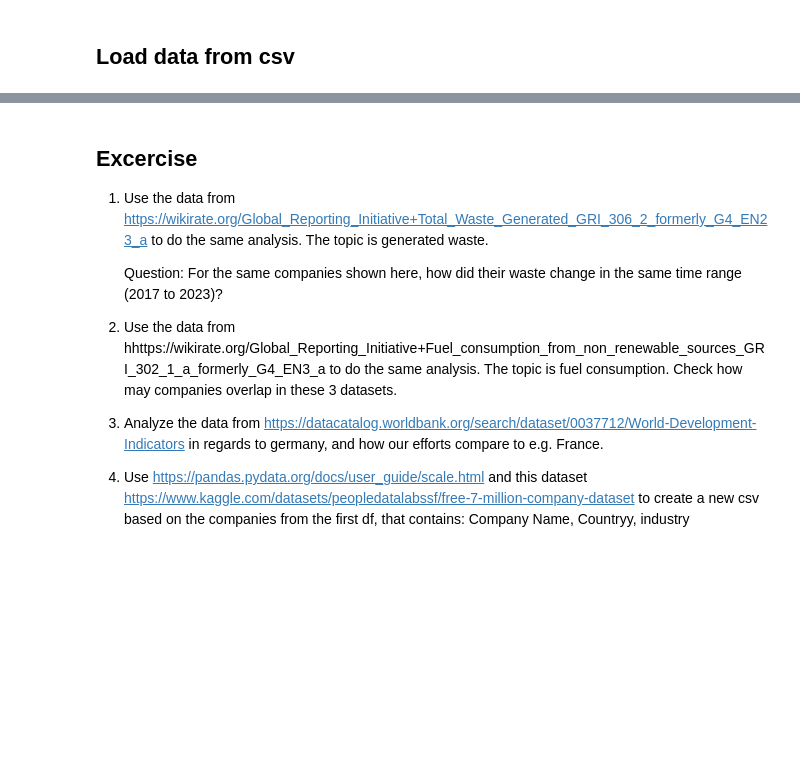
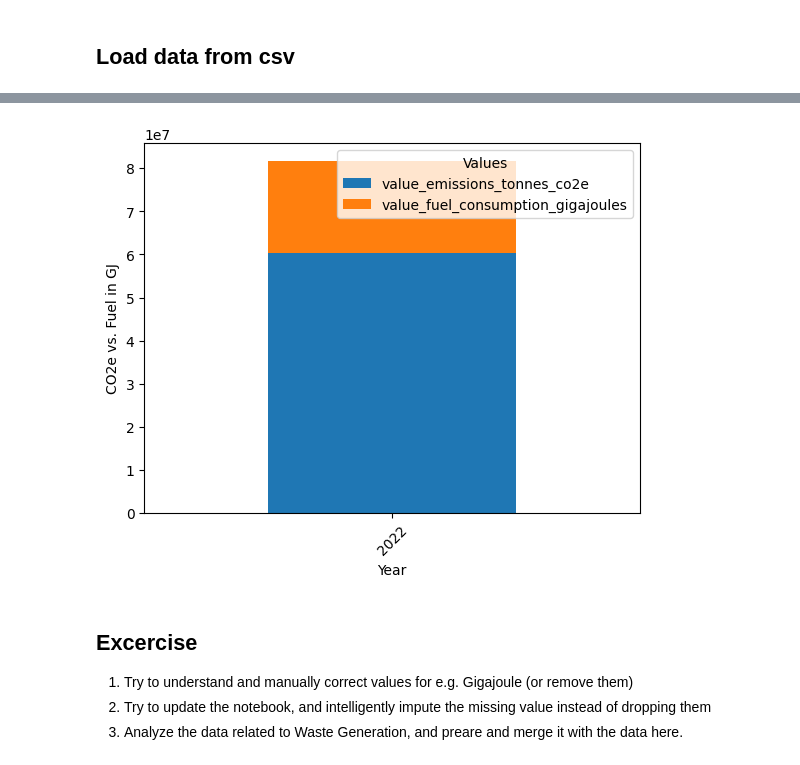
Before and after one commit to RobinRojowiec/htw-analytical-applications, a Jupyter notebook: notebooks/data_preparation_berlin.ipynb, the cells around one changed output, grey strips where cells are left out. Cells and saved outputs as stored; diff of their text form; code cells hidden in the pictures; blank space fills up the shorter version.

Commit message:
updated EDA notebook

```diff
--- a/notebooks/data_preparation_berlin.ipynb
+++ b/notebooks/data_preparation_berlin.ipynb
@@ -21,13 +195,20 @@ carbon_data_frame = pd.read_csv(file_name, header=4) # as the top rows are comme
+# %%
+import matplotlib.pyplot as plt
+basf = df_joined[df_joined.Company=="BASF SE"]
+basf.head()
+
+grouped = basf.plot(kind='bar', stacked=True, x="Year")
+
+# Plot stacked bar chart
+plt.xlabel('Year')
+plt.ylabel('CO2e vs. Fuel in GJ')
+plt.legend(title='Values', loc='upper right')
+plt.xticks(rotation=45)  # Rotate x-axis labels for better readability
+plt.show()
+# %% [output]
+[figure, added]
 # %% [markdown]
 ## Excercise
-1) Use the data from https://wikirate.org/Global_Reporting_Initiative+Total_Waste_Generated_GRI_306_2_formerly_G4_EN23_a to do the same analysis. The topic is generated waste.
-
-    Question:
-        For the same companies shown here, how did their waste change in the same time range (2017 to 2023)?
-
-
-2) Use the data from hhttps://wikirate.org/Global_Reporting_Initiative+Fuel_consumption_from_non_renewable_sources_GRI_302_1_a_formerly_G4_EN3_a to do the same analysis. The topic is fuel consumption. Check how may companies overlap in these 3 datasets.
-
-3) Analyze the data from https://datacatalog.worldbank.org/search/dataset/0037712/World-Development-Indicators in regards to germany, and how our efforts compare to e.g. France.
-
-4) Use https://pandas.pydata.org/docs/user_guide/scale.html and this dataset https://www.kaggle.com/datasets/peopledatalabssf/free-7-million-company-dataset to create a new csv based on the companies from the first df, that contains: Company Name, Countryy, industry
+1) Try to understand and manually correct values for e.g. Gigajoule (or remove them)
+2) Try to update the notebook, and intelligently impute the missing value instead of dropping them
+3) Analyze the data related to Waste Generation, and preare and merge it with the data here.
```
Also changed, not shown: parts of 31 cells of this notebook, 1 other file.
